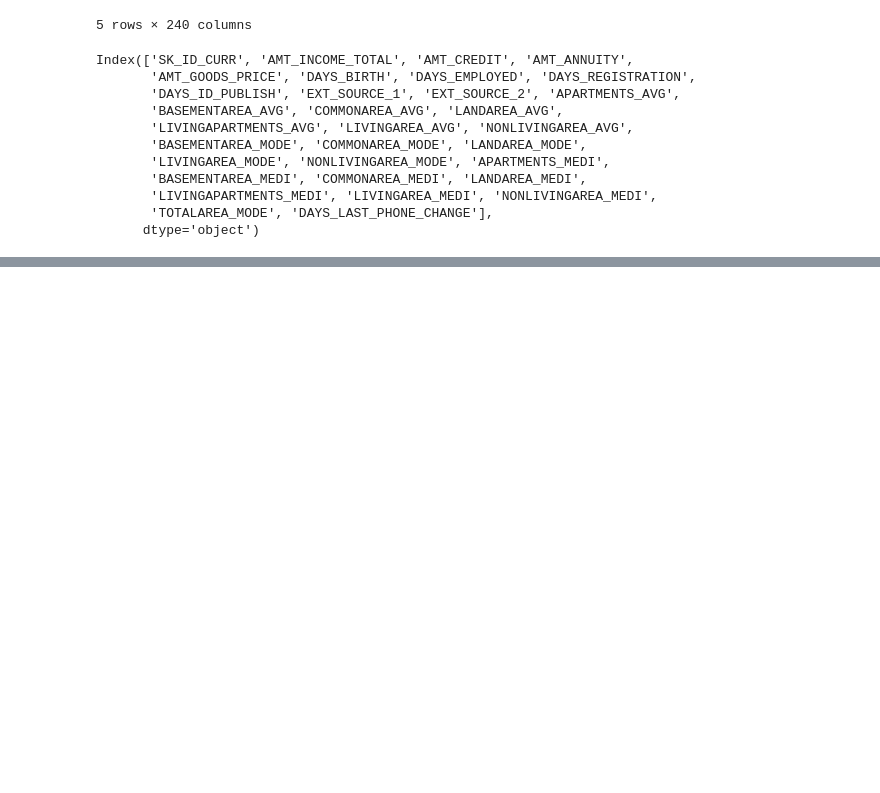
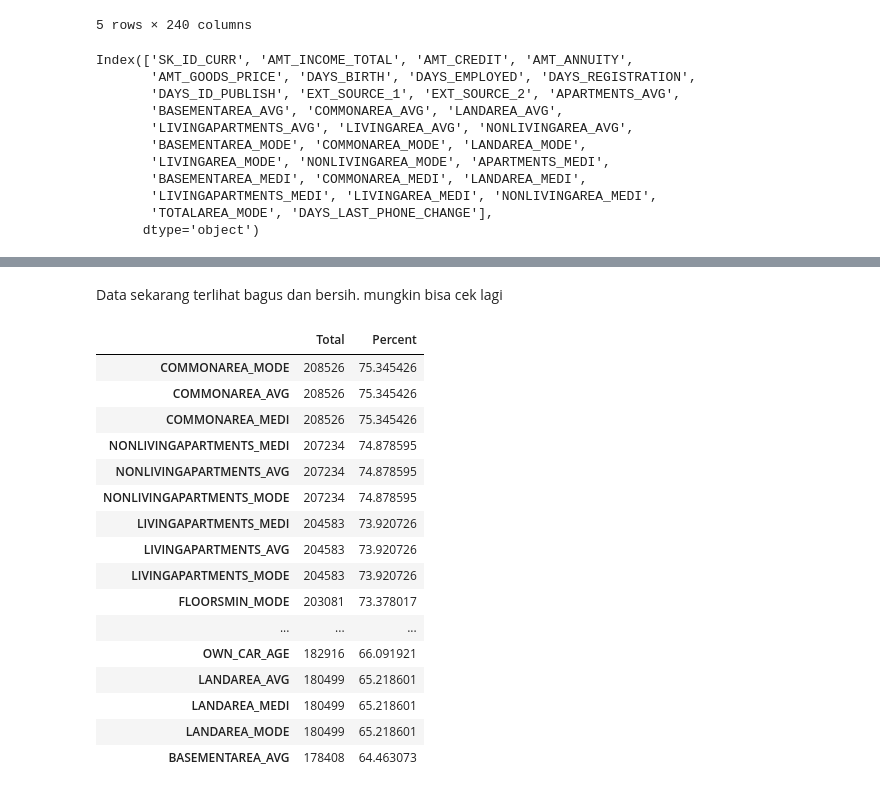
Before and after one commit to far-droid/VIX-HCI, a Jupyter notebook: Task_5_Final_Project.ipynb, the cells around one changed output, grey strips where cells are left out. Cells and saved outputs as stored; diff of their text form; code cells hidden in the pictures; blank space fills up the shorter version.

```diff
--- a/Task_5_Final_Project.ipynb
+++ b/Task_5_Final_Project.ipynb
@@ -551,0 +710,26 @@ imputed_total.columns = X_imputation.columns
+# %% [markdown]
+Data sekarang terlihat bagus dan bersih. mungkin bisa cek lagi
+# %%
+# checking lagi
+total = X_new.isnull().sum().sort_values(ascending = False)
+percent = (X_new.isnull().sum()/X_new.isnull().count()*100).sort_values(ascending = False)
+missing_application_train_data  = pd.concat([total, percent], axis=1, keys=['Total', 'Percent'])
+missing_application_train_data.head(20)
+# %% [output]
+|  | Total | Percent |
+| COMMONAREA_MODE | 208526 | 75.345426 |
+| COMMONAREA_AVG | 208526 | 75.345426 |
+| COMMONAREA_MEDI | 208526 | 75.345426 |
+| NONLIVINGAPARTMENTS_MEDI | 207234 | 74.878595 |
+| NONLIVINGAPARTMENTS_AVG | 207234 | 74.878595 |
+| NONLIVINGAPARTMENTS_MODE | 207234 | 74.878595 |
+| LIVINGAPARTMENTS_MEDI | 204583 | 73.920726 |
+| LIVINGAPARTMENTS_AVG | 204583 | 73.920726 |
+| LIVINGAPARTMENTS_MODE | 204583 | 73.920726 |
+| FLOORSMIN_MODE | 203081 | 73.378017 |
+| ... | ... | ... |
+| OWN_CAR_AGE | 182916 | 66.091921 |
+| LANDAREA_AVG | 180499 | 65.218601 |
+| LANDAREA_MEDI | 180499 | 65.218601 |
+| LANDAREA_MODE | 180499 | 65.218601 |
+| BASEMENTAREA_AVG | 178408 | 64.463073 |
```
Also changed, not shown: parts of 98 cells of this notebook.
